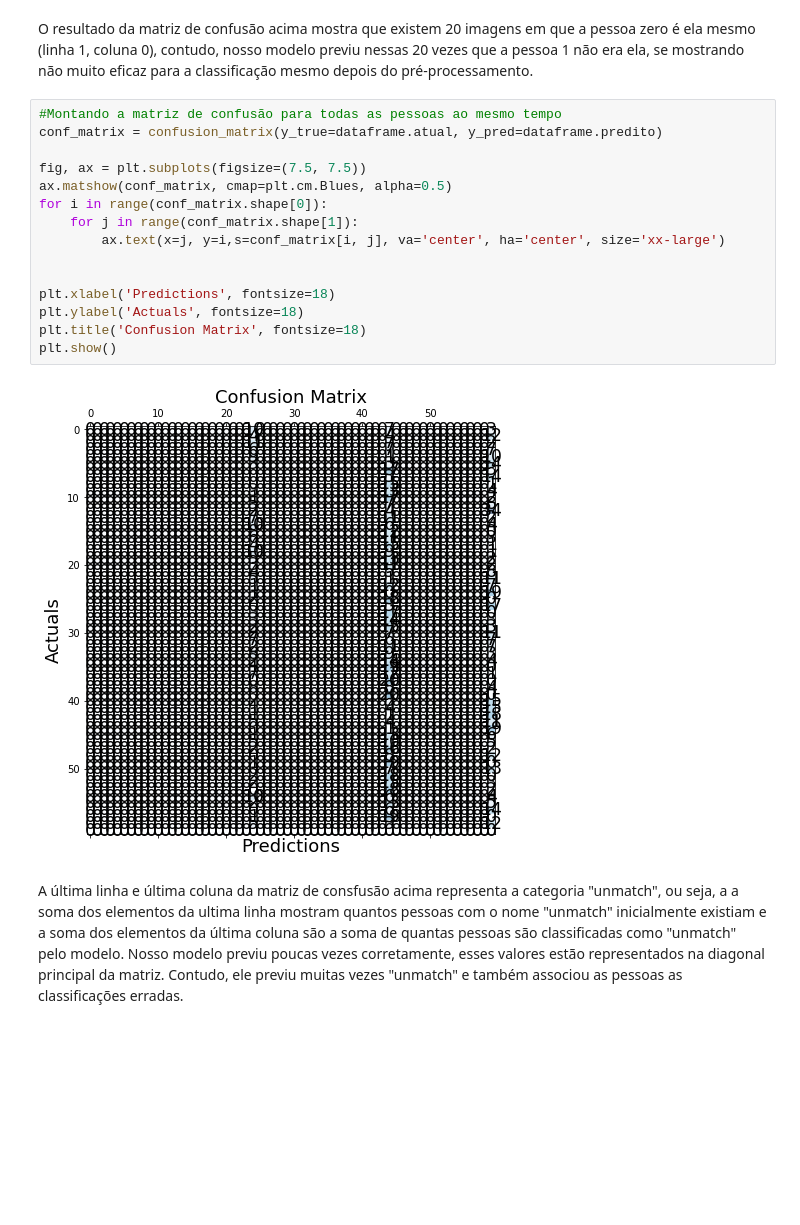
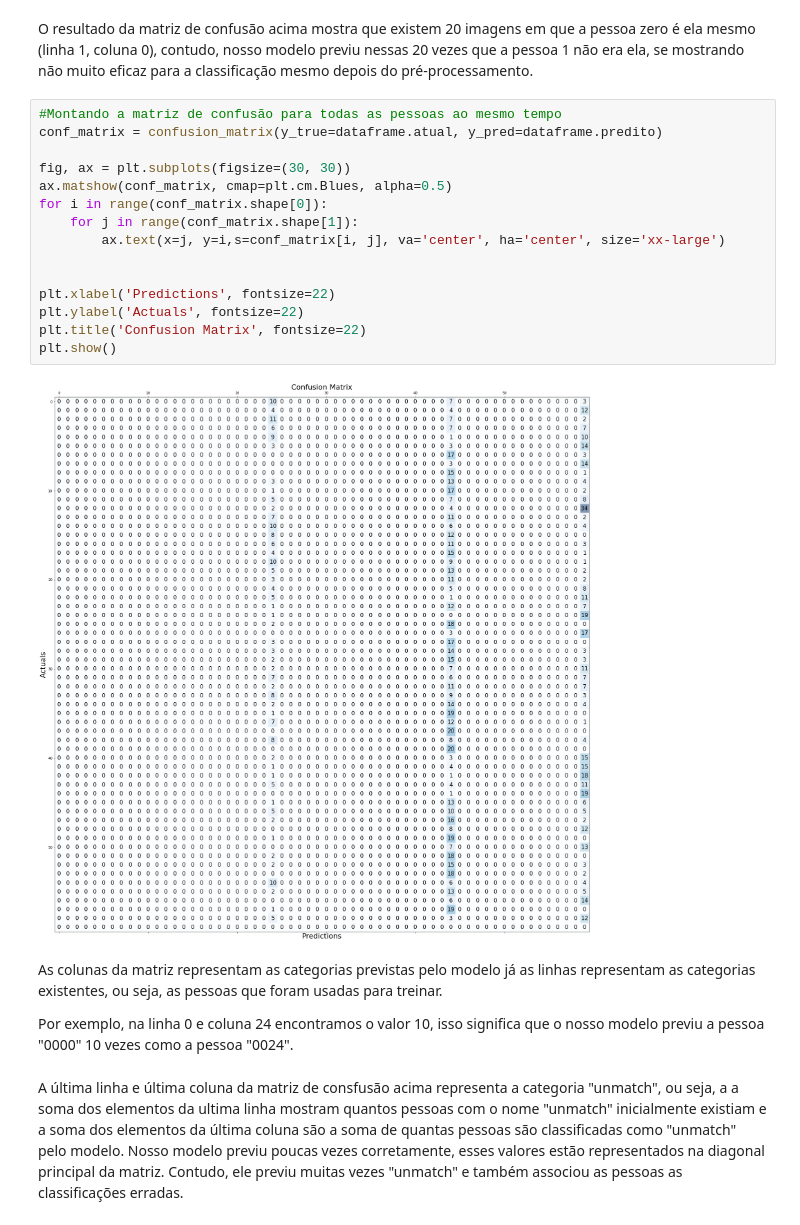
Before and after one commit to thalials/iris-recognition-visao-comp, a Jupyter notebook: proj1_reconhecimento_de_iris.ipynb, the cells around one changed output. Cells and saved outputs as stored; diff of their text form; blank space fills up the shorter version.

Commit message:
confusion matrix

```diff
--- a/proj1_reconhecimento_de_iris.ipynb
+++ b/proj1_reconhecimento_de_iris.ipynb
@@ -419,20 +419,24 @@ O resultado da matriz de confusão acima mostra que existem 20 imagens em que a
 # %%
 #Montando a matriz de confusão para todas as pessoas ao mesmo tempo
 conf_matrix = confusion_matrix(y_true=dataframe.atual, y_pred=dataframe.predito)
 
-fig, ax = plt.subplots(figsize=(7.5, 7.5))
+fig, ax = plt.subplots(figsize=(30, 30))
 ax.matshow(conf_matrix, cmap=plt.cm.Blues, alpha=0.5)
 for i in range(conf_matrix.shape[0]):
     for j in range(conf_matrix.shape[1]):
         ax.text(x=j, y=i,s=conf_matrix[i, j], va='center', ha='center', size='xx-large')
 
 
-plt.xlabel('Predictions', fontsize=18)
-plt.ylabel('Actuals', fontsize=18)
-plt.title('Confusion Matrix', fontsize=18)
+plt.xlabel('Predictions', fontsize=22)
+plt.ylabel('Actuals', fontsize=22)
+plt.title('Confusion Matrix', fontsize=22)
 plt.show()
 # %% [output]
-[figure, old version]
+[figure, new version]
+# %% [markdown]
+As colunas da matriz representam as categorias previstas pelo modelo já as linhas representam as categorias existentes, ou seja, as pessoas que foram usadas para treinar.
+
+Por exemplo, na linha 0 e coluna 24 encontramos o valor 10, isso significa que o nosso modelo previu a pessoa "0000" 10 vezes como a pessoa "0024".
 # %% [markdown]
 A última linha e última coluna da matriz de consfusão acima representa a categoria "unmatch", ou seja, a a soma dos elementos da ultima linha mostram quantos pessoas com o nome "unmatch" inicialmente existiam e a soma dos elementos da última coluna são a soma de quantas pessoas são classificadas como "unmatch" pelo modelo.
 Nosso modelo previu poucas vezes corretamente, esses valores estão representados na diagonal principal da matriz. Contudo, ele previu muitas vezes "unmatch" e também associou as pessoas as classificações erradas.
```
Also changed, not shown: 1 other file.
